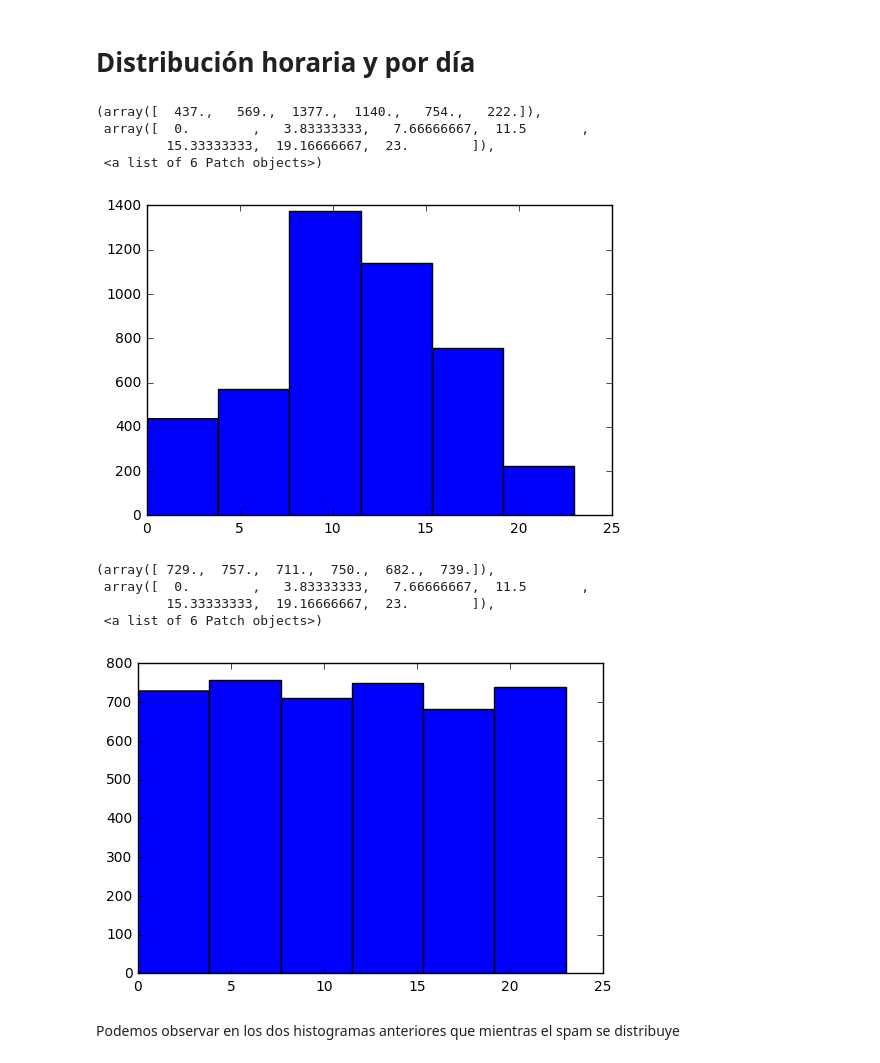
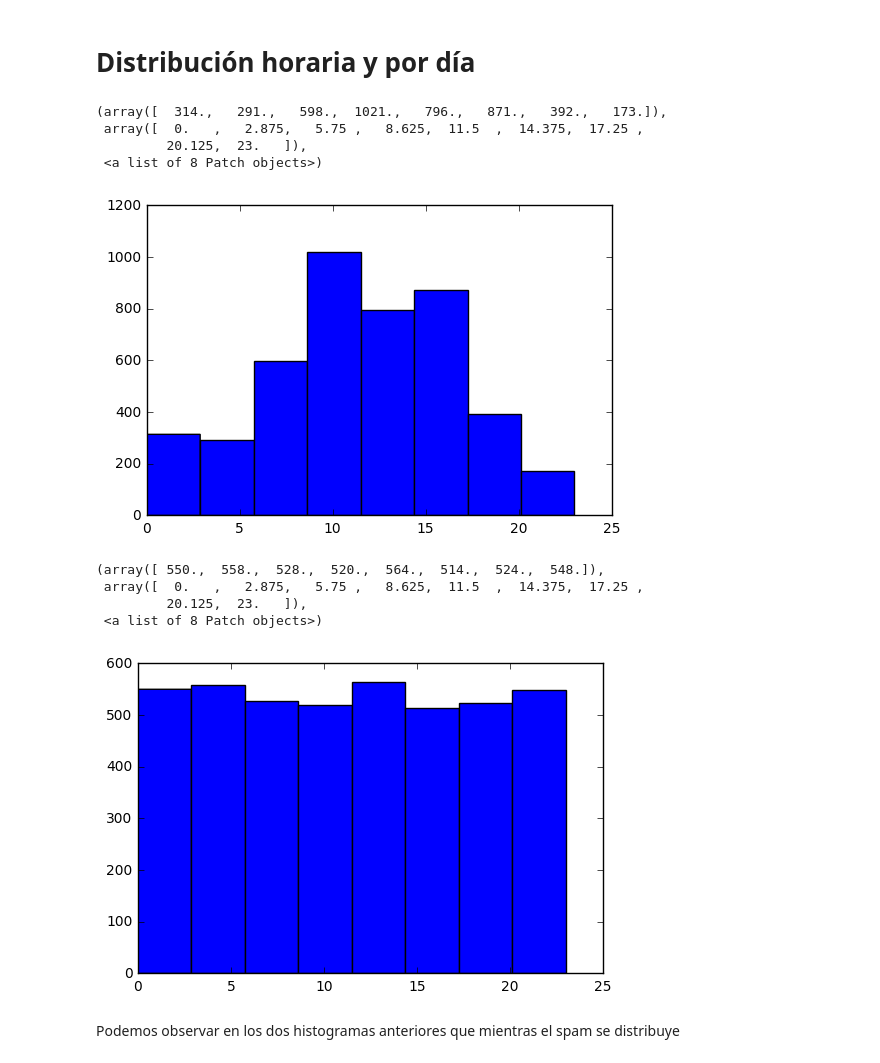
Before and after one commit to finiteautomata/tp-aa, a Jupyter notebook: notebooks/busqueda_atributos.ipynb, the cells around one changed output. Cells and saved outputs as stored; diff of their text form; code cells hidden in the pictures.

```diff
--- a/notebooks/busqueda_atributos.ipynb
+++ b/notebooks/busqueda_atributos.ipynb
@@ -122,22 +122,22 @@ NON ASCII (con clase spam): 0
 # %%
 ham = df[df['class'] == 'ham']
 spam = df[df['class'] == 'spam']
 
-hist(ham.hour, range=[0, 23], bins=6)
+hist(ham.hour, range=[0, 23], bins=8)
 # %% [output]
-(array([  437.,   569.,  1377.,  1140.,   754.,   222.]),
- array([  0.        ,   3.83333333,   7.66666667,  11.5       ,
-         15.33333333,  19.16666667,  23.        ]),
- <a list of 6 Patch objects>)
+(array([  314.,   291.,   598.,  1021.,   796.,   871.,   392.,   173.]),
+ array([  0.   ,   2.875,   5.75 ,   8.625,  11.5  ,  14.375,  17.25 ,
+         20.125,  23.   ]),
+ <a list of 8 Patch objects>)
-[figure, old version]
+[figure, new version]
 # %%
 
-hist(spam.hour, range=[0, 23], bins=6)
+hist(spam.hour, range=[0, 23], bins=8)
 # %% [output]
-(array([ 729.,  757.,  711.,  750.,  682.,  739.]),
- array([  0.        ,   3.83333333,   7.66666667,  11.5       ,
-         15.33333333,  19.16666667,  23.        ]),
- <a list of 6 Patch objects>)
+(array([ 550.,  558.,  528.,  520.,  564.,  514.,  524.,  548.]),
+ array([  0.   ,   2.875,   5.75 ,   8.625,  11.5  ,  14.375,  17.25 ,
+         20.125,  23.   ]),
+ <a list of 8 Patch objects>)
-[figure, old version]
+[figure, new version]
 # %% [markdown]
 Podemos observar en los dos histogramas anteriores que mientras el spam se distribuye
```
Also changed, not shown: parts of 9 cells of this notebook, 1 other file.
